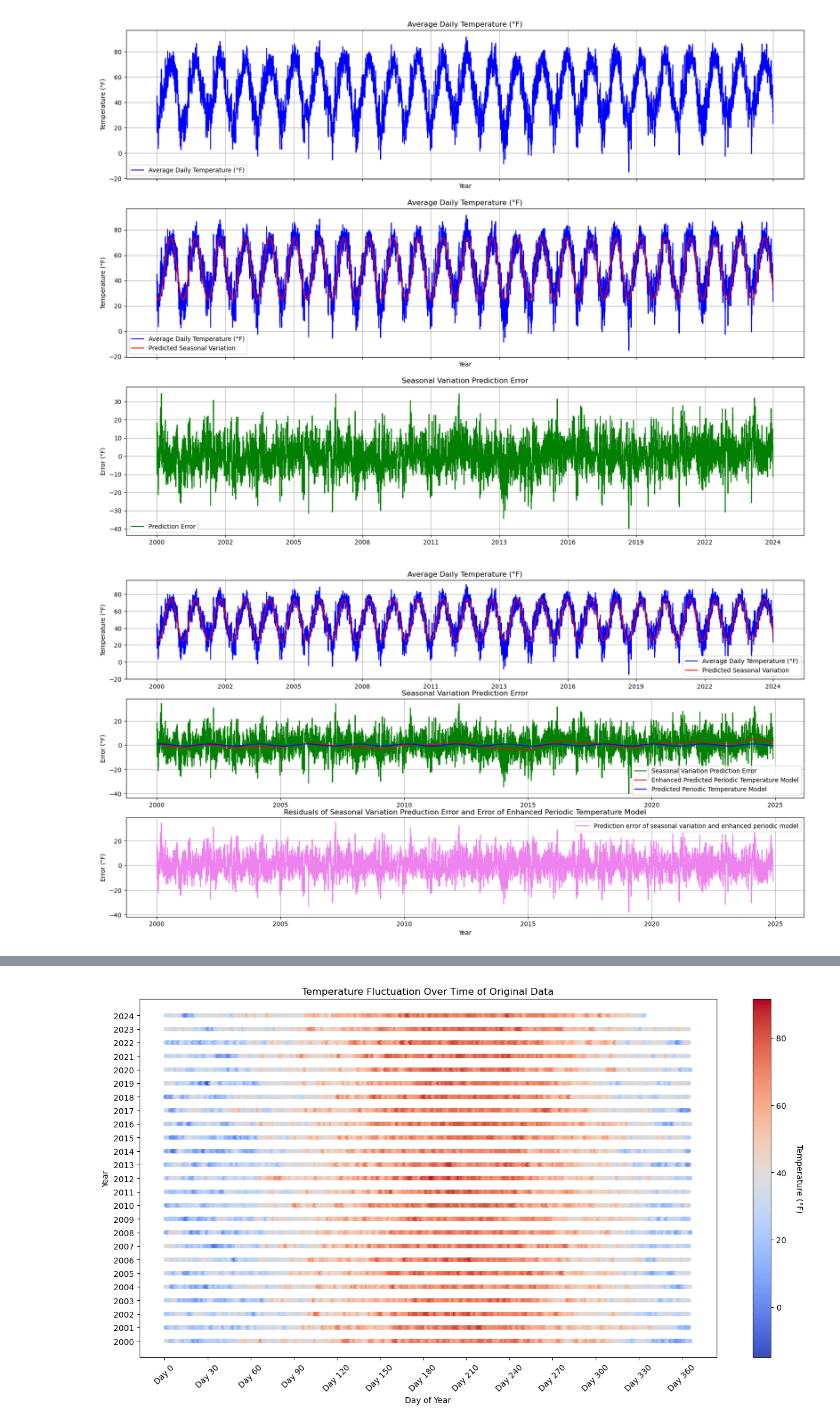
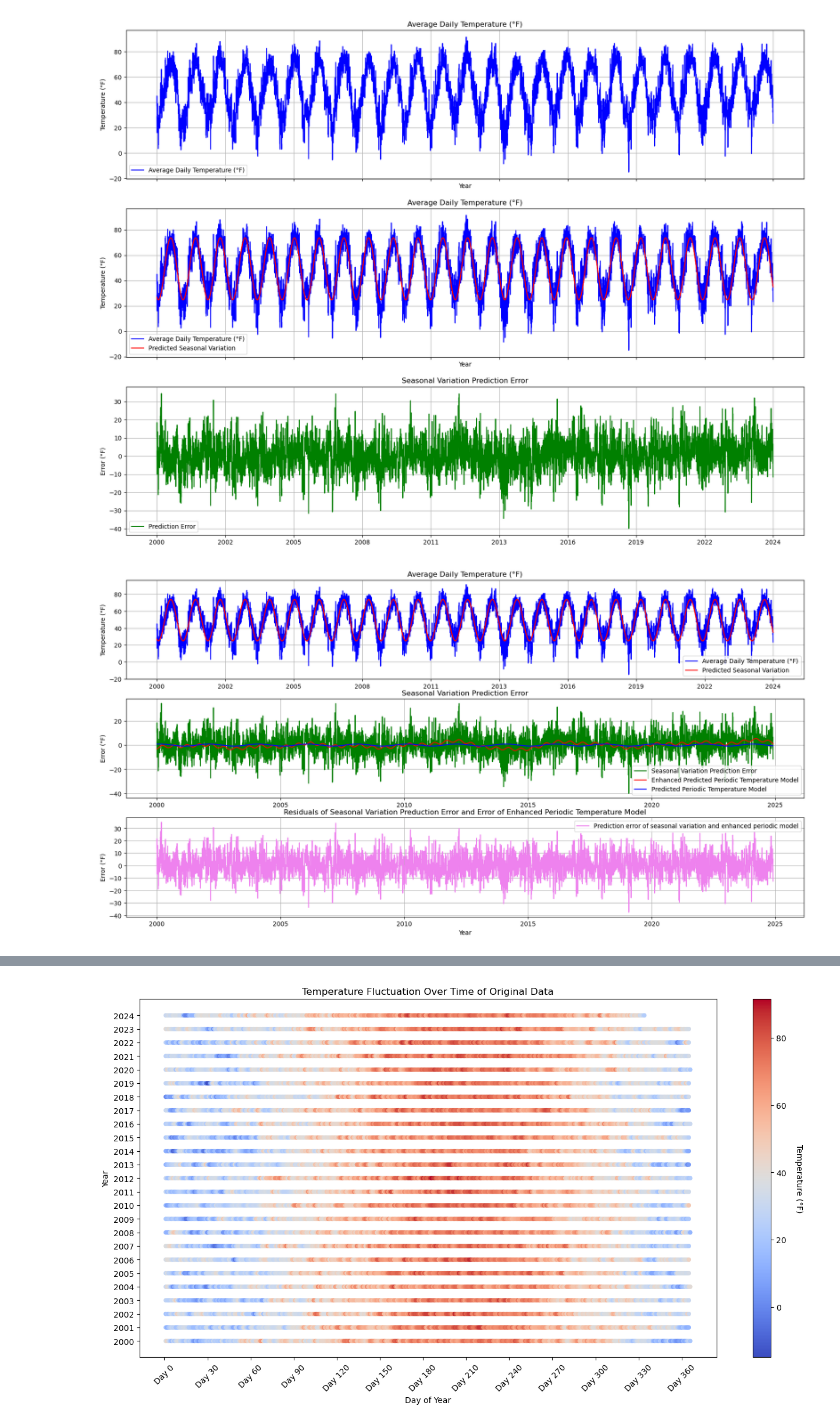
Before and after one commit to miayiannias/Assignments, a Jupyter notebook: FINAL.ipynb, the cells around one changed output, grey strips where cells are left out. Drawn from its saved outputs; the diff is of its cells as text; code cells hidden in the pictures.

```diff
--- a/FINAL.ipynb
+++ b/FINAL.ipynb
@@ -74,58 +74,58 @@ plt.show()
 [figure]
 # %%
 #creating a better model of the prediction error
-def fourier_series(x, a0, a1, b1, a2, b2, a3, b3, a4, b4, a5, b5, a6, b6, a7, b7, a8, b8, a9, b9, a10, b10):
-    period_1 = 365.25
-    period_2 = 365.25 * 2
-    period_3 = 365.25 * 3
-    period_4 = 365.25 * 4
-    period_5 = 365.25 * 5
-    period_6 = 365.25 * 6
-    period_7 = 365.25 * 7
-    period_8 = 365.25 * 8
-    period_9 = 365.25 * 9
-    period_10 = 365.25 * 10
+def fourier_series(x, a0, a1, b1, a2, b2, a3, b3, a4, b4, a5, b5, a6, b6, a7, b7, a8, b8, a9, b9, a10, b10, c):
+    period_1=365.25
+    period_2=365.25* 2
+    period_3=365.25* 3
+    period_4=365.25* 4
+    period_5=365.25* 5
+    period_6=365.25* 6
+    period_7=365.25* 7
+    period_8=365.25* 8
+    period_9=365.25* 9
+    period_10=365.25* 0.5
 
-    return a0 + a1 * np.cos(2 * np.pi * x / period_1) + b1 * np.sin(2 * np.pi * x / period_1) + a2 * np.cos(2 * np.pi * x / period_2) + b2 * np.sin(2 * np.pi * x / period_2) + a3 * np.cos(2 * np.pi * x / period_3) + b3 * np.sin(2 * np.pi * x / period_3) + a4 * np.cos(2 * np.pi * x / period_4) + b4 * np.sin(2 * np.pi * x / period_4) + a5 * np.cos(2 * np.pi * x / period_5) + b5 * np.sin(2 * np.pi * x / period_5)+a6 * np.cos(2 * np.pi * x / period_6) + b6 * np.sin(2 * np.pi * x / period_6)+a7 * np.cos(2 * np.pi * x / period_7) + b7 * np.sin(2 * np.pi * x / period_7)+a8 * np.cos(2 * np.pi * x / period_8) + b8 * np.sin(2 * np.pi * x / period_8)+a9 * np.cos(2 * np.pi * x / period_9) + b9 * np.sin(2 * np.pi * x / period_9)+a10 * np.cos(2 * np.pi * x / period_10) + b10 * np.sin(2 * np.pi * x / period_10)
+    return a0 + a1 * np.cos(2 * np.pi * x / period_1) + b1 * np.sin(2 * np.pi * x / period_1) + a2 * np.cos(2 * np.pi * x / period_2) + b2 * np.sin(2 * np.pi * x / period_2) + a3 * np.cos(2 * np.pi * x / period_3) + b3 * np.sin(2 * np.pi * x / period_3) + a4 * np.cos(2 * np.pi * x / period_4) + b4 * np.sin(2 * np.pi * x / period_4) + a5 * np.cos(2 * np.pi * x / period_5) + b5 * np.sin(2 * np.pi * x / period_5)+a6 * np.cos(2 * np.pi * x / period_6) + b6 * np.sin(2 * np.pi * x / period_6)+a7 * np.cos(2 * np.pi * x / period_7) + b7 * np.sin(2 * np.pi * x / period_7)+a8 * np.cos(2 * np.pi * x / period_8) + b8 * np.sin(2 * np.pi * x / period_8)+a9 * np.cos(2 * np.pi * x / period_9) + b9 * np.sin(2 * np.pi * x / period_9)+a10 * np.cos(2 * np.pi * x / period_10) + b10 * np.sin(2 * np.pi * x / period_10) + c*x
 p_fourier, _ = optimize.curve_fit(fourier_series, xdata=time, ydata=error_seasonal)
-a0, a1, b1, a2, b2, a3, b3, a4, b4, a5, b5, a6, b6, a7, b7, a8, b8, a9, b9, a10, b10 = p_fourier
-predicted_error_fourier = fourier_series(time, a0, a1, b1, a2, b2, a3, b3, a4, b4, a5, b5, a6, b6, a7, b7, a8, b8, a9, b9, a10, b10)
-error_fourier = error_seasonal - predicted_error_fourier
+a0,a1,b1,a2,b2,a3,b3,a4,b4,a5,b5,a6,b6,a7,b7,a8,b8,a9,b9,a10,b10,c=p_fourier
+predicted_error_fourier = fourier_series(time, a0, a1, b1, a2, b2, a3, b3, a4, b4, a5, b5, a6, b6, a7, b7, a8, b8, a9, b9, a10, b10, c)
+error_fourier=error_seasonal-predicted_error_fourier
 
 def fourier_series_basic(x, a0, a1, b1, a2, b2):
-    period_1 = 365.25
-    period_2 = 365.25 * 2
+    period_1=365.25
+    period_2=365.25 * 2
     return a0 + a1 * np.cos(2 * np.pi * x / period_1) + b1 * np.sin(2 * np.pi * x / period_1) + a2 * np.cos(2 * np.pi * x / period_2) + b2 * np.sin(2 * np.pi * x / period_2)
-p_fourier_basic, _ = optimize.curve_fit(fourier_series_basic, xdata=time, ydata=error_seasonal)
+p_fourier_basic, _ =optimize.curve_fit(fourier_series_basic, xdata=time, ydata=error_seasonal)
 a0, a1, b1, a2, b2 = p_fourier_basic
-predicted_error_fourier_basic = fourier_series_basic(time, a0, a1, b1, a2, b2)
-error_fourier_basic = error_seasonal - predicted_error_fourier_basic
+predicted_error_fourier_basic=fourier_series_basic(time, a0, a1, b1, a2, b2)
+error_fourier_basic=error_seasonal-predicted_error_fourier_basic
 
 fig, ax = plt.subplots(3,1,figsize=(20,10))
 ax[0].plot(years, temperature, label='Average Daily Temperature (°F)', color='blue') #first plot again to show original data, now with seasonal variation model
 ax[0].plot(years, predicted_temperature_seasonal, label='Predicted Seasonal Variation', color='red')
 ax[0].set_title('Average Daily Temperature (°F)')
 ax[0].set_ylabel('Temperature (°F)')
 ax[0].legend()
 ax[0].grid(True)
 ax[0].plot(years, predicted_temperature_seasonal, label='Predicted Temperature due to Seasonal Variation', color='red')
 ax[0].set_xticks(np.linspace(min(years), max(years), num=10)) #I had help with this
 ax[0].xaxis.set_major_formatter(plt.FuncFormatter(lambda x, _: f'{int(x)}'))
 ax[1].plot(years, error_seasonal, label='Seasonal Variation Prediction Error', color='green') #second plot to show seasonal prediction model error with new associated models for residuals graph
 ax[1].plot(years, predicted_error_fourier, label='Enhanced Predicted Periodic Temperature Model', color='red')
 ax[1].plot(years, predicted_error_fourier_basic, label='Predicted Periodic Temperature Model', color='blue')
 ax[1].set_title('Seasonal Variation Prediction Error')
 ax[1].set_ylabel('Error (°F)')
 ax[1].legend()
 ax[1].grid(True)
 ax[2].plot(years, error_fourier, label='Prediction error of seasonal variation and enhanced periodic model', color='violet') #third plot to show residuals graph with no additional models
 ax[2].set_title('Residuals of Seasonal Variation Preduction Error and Error of Enhanced Periodic Temperature Model')
 ax[2].set_xlabel('Year')
 ax[2].set_ylabel('Error (°F)')
 ax[2].legend()
 ax[2].grid(True)
 plt.show()
 # %% [output]
-[figure, old version]
+[figure, new version]
 # %%
 def linreg(x, y):
```
Also changed, not shown: parts of 9 cells of this notebook, 1 other file.
